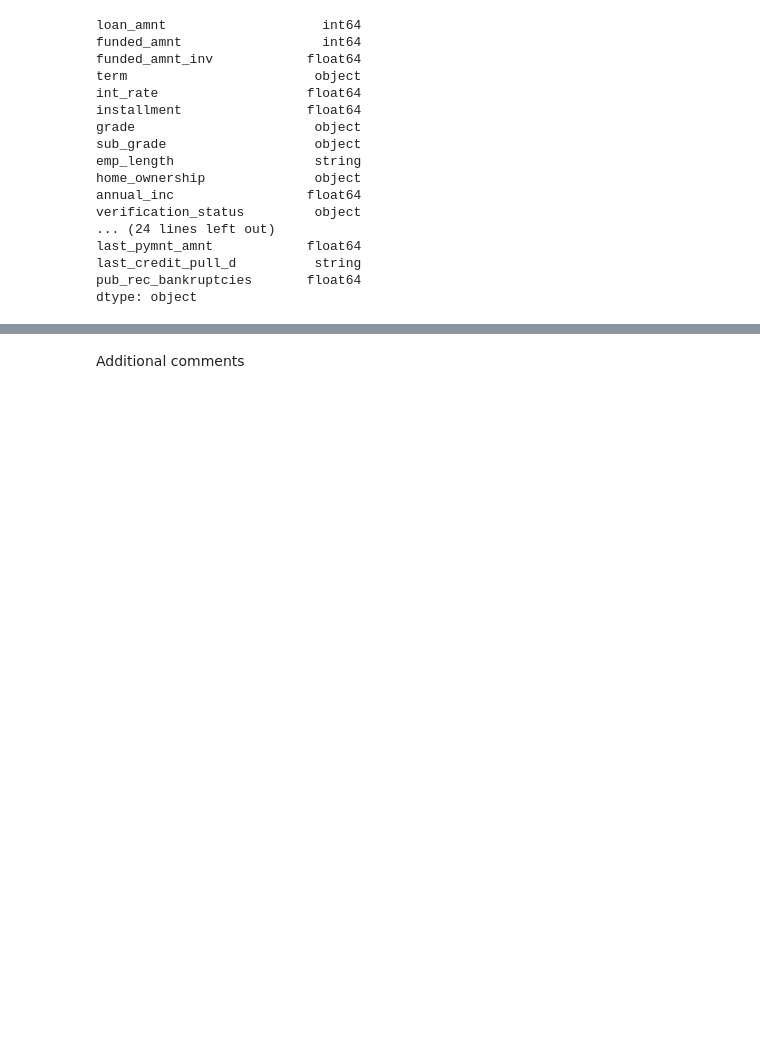
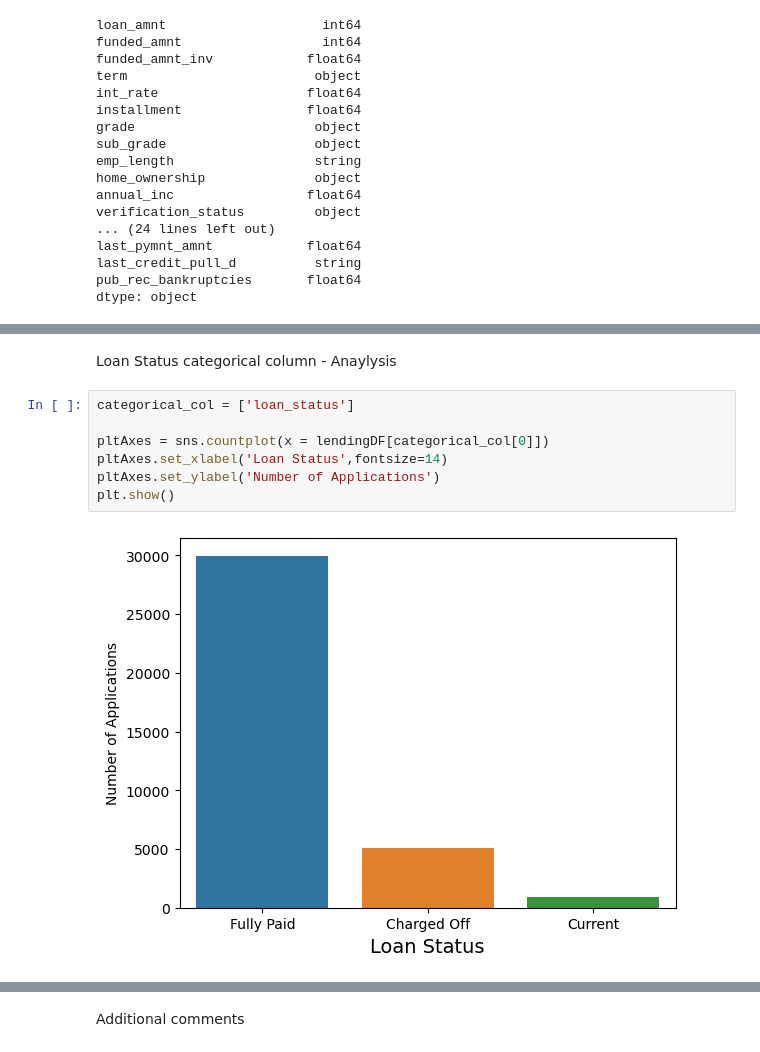
Before and after one commit to Aswani-ReddyKV/LendingClubCaseStudy, a Jupyter notebook: LendingClubCaseStudy.ipynb, the cells around one changed output, grey strips where cells are left out. Cells and saved outputs as stored; diff of their text form; blank space fills up the shorter version.

```diff
--- a/LendingClubCaseStudy.ipynb
+++ b/LendingClubCaseStudy.ipynb
@@ -153,0 +262,11 @@ lendingDF.info()
+# %% [markdown]
+Loan Status categorical column - Anaylysis
+# %%
+categorical_col = ['loan_status']
+
+pltAxes = sns.countplot(x = lendingDF[categorical_col[0]])
+pltAxes.set_xlabel('Loan Status',fontsize=14)
+pltAxes.set_ylabel('Number of Applications')
+plt.show()
+# %% [output]
+[figure, added]
```
Also changed, not shown: parts of 23 cells of this notebook.
